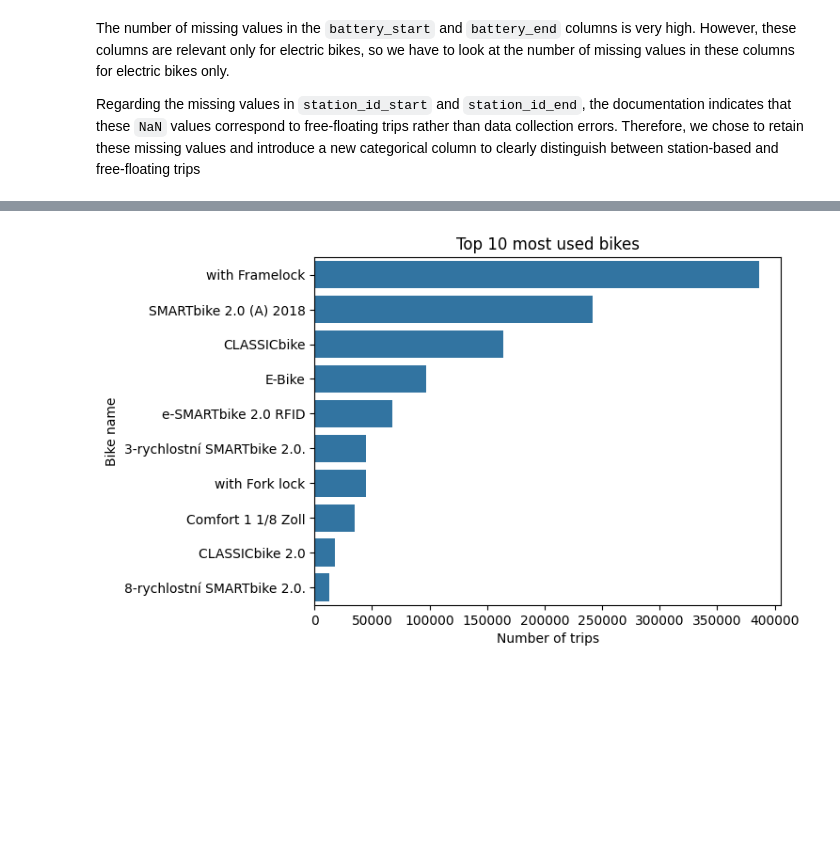
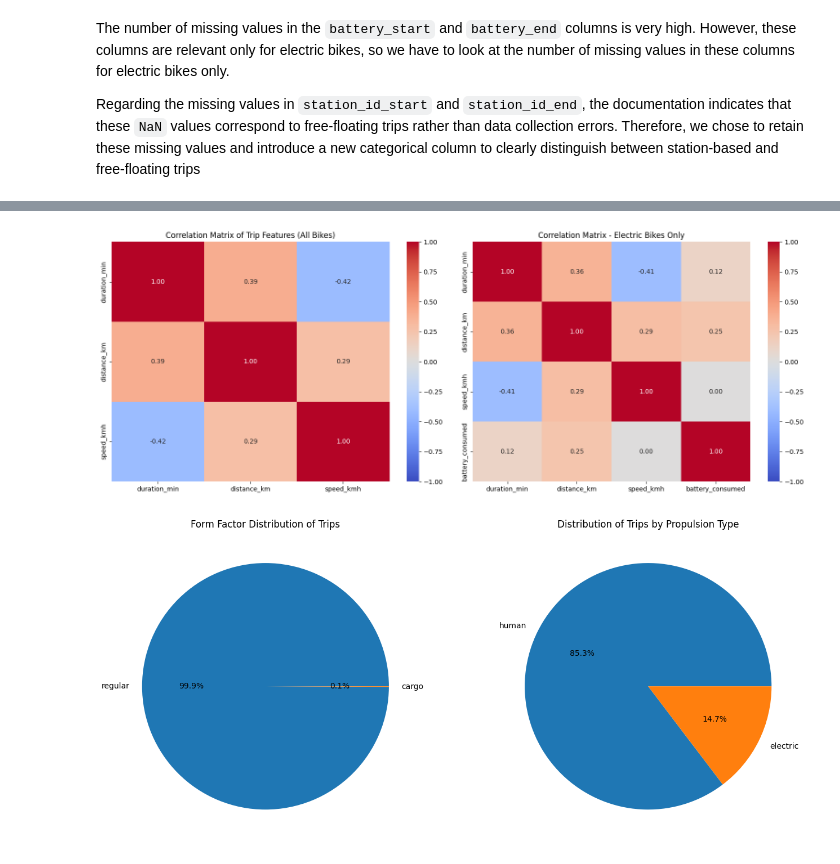
Before and after one commit to Memeel/ML_Challenge, a Jupyter notebook: notebook/challenge.ipynb, the cells around one changed output, grey strips where cells are left out. Cells and saved outputs as stored; diff of their text form; code cells hidden in the pictures; blank space fills up the shorter version.

Commit message:
cleaned df

```diff
--- a/notebook/challenge.ipynb
+++ b/notebook/challenge.ipynb
@@ -801,0 +868,10 @@ memory usage: 37.4 MB
+# %%
+clean_trip['time_start_local'] = pd.to_datetime(clean_trip['time_start_local'], errors='coerce')
+clean_trip["time_start_hour"] = clean_trip["time_start_local"].dt.hour
+# %%
+clean_trip['speed_kmh'] = clean_trip['distance_km'] / (clean_trip['duration_min'] / 60)
+
+clean_trip['battery_consumed'] = 0
+clean_trip.loc[clean_trip['propulsion_type'] == 'electric', 'battery_consumed'] = clean_trip.loc[clean_trip['propulsion_type'] == 'electric', 'battery_start'] - clean_trip.loc[clean_trip['propulsion_type'] == 'electric', 'battery_end']
+
+clean_trip.head()
@@ -801,0 +918,17 @@ memory usage: 37.4 MB
+# %%
+clean_trip = clean_trip[clean_trip['propulsion_type'].isin(['electric', 'human'])]
+
+fig, axes = plt.subplots(2, 1, figsize=(14, 15))
+
+sns.boxplot(data=clean_trip, x='propulsion_type', y='distance_km', ax=axes[0])
+axes[0].set_title("Distance Distribution by Propulsion Type")
+axes[0].set_ylabel("Distance (km)")
+axes[0].set_xlabel("Propulsion Type")
+
+sns.lineplot(data=clean_trip, x='time_start_hour', y='duration_min', hue='propulsion_type', estimator='mean', errorbar=None, ax=axes[1])
+axes[1].set_title("Mean Trip Duration by Hour of the Day and Propulsion Type")
+axes[1].set_xlabel("Hour of the Day (UTC)")
+axes[1].set_ylabel("Mean Trip Duration (min)")
+
+plt.tight_layout()
+plt.show()
@@ -802,12 +937,36 @@ memory usage: 37.4 MB
+# %%
+fig, axes = plt.subplots(1, 2, figsize=(16, 6))
+
+num_cols_all = ['duration_min', 'distance_km', 'speed_kmh']
+corr_matrix_all = clean_trip[num_cols_all].corr()
+
+sns.heatmap(corr_matrix_all, annot=True, fmt=".2f", cmap='coolwarm', vmin=-1, vmax=1, ax=axes[0])
+axes[0].set_title("Correlation Matrix of Trip Features (All Bikes)")
+
+
+clean_trip_electric = clean_trip[clean_trip['propulsion_type'] == 'electric']
+num_cols_elec = ['duration_min', 'distance_km', 'speed_kmh', 'battery_consumed']
+corr_matrix_elec = clean_trip_electric[num_cols_elec].corr()
+
+sns.heatmap(corr_matrix_elec, annot=True, fmt=".2f", cmap='coolwarm', vmin=-1, vmax=1, ax=axes[1])
+axes[1].set_title("Correlation Matrix - Electric Bikes Only")
+
+plt.tight_layout()
+plt.show()
+# %% [output]
+[figure, added]
 # %%
-top_bikes = complete_df['name'].value_counts().head(10).reset_index()
-top_bikes.columns = ['name', 'count']
+fig, axes = plt.subplots(1, 2, figsize=(14, 6))
 
-plt.figure()
-top_bikes_barplot = sns.barplot(data=top_bikes, x='count', y='name')
-top_bikes_barplot.set_title("Top 10 most used bikes")
-top_bikes_barplot.set_xlabel("Number of trips")
-top_bikes_barplot.set_ylabel("Bike name")
+form_counts = clean_trip['form_factor'].value_counts()
+axes[0].pie(form_counts.values, labels=form_counts.index, autopct='%1.1f%%')
+axes[0].set_title("Form Factor Distribution of Trips")
+
+prop_counts = clean_trip['propulsion_type'].value_counts()
+axes[1].pie(prop_counts.values, labels=prop_counts.index, autopct='%1.1f%%')
+axes[1].set_title("Distribution of Trips by Propulsion Type")
+
+plt.tight_layout()
 plt.show()
 # %% [output]
-[figure, old version]
+[figure, new version]
```
Also changed, not shown: parts of 50 cells of this notebook.
